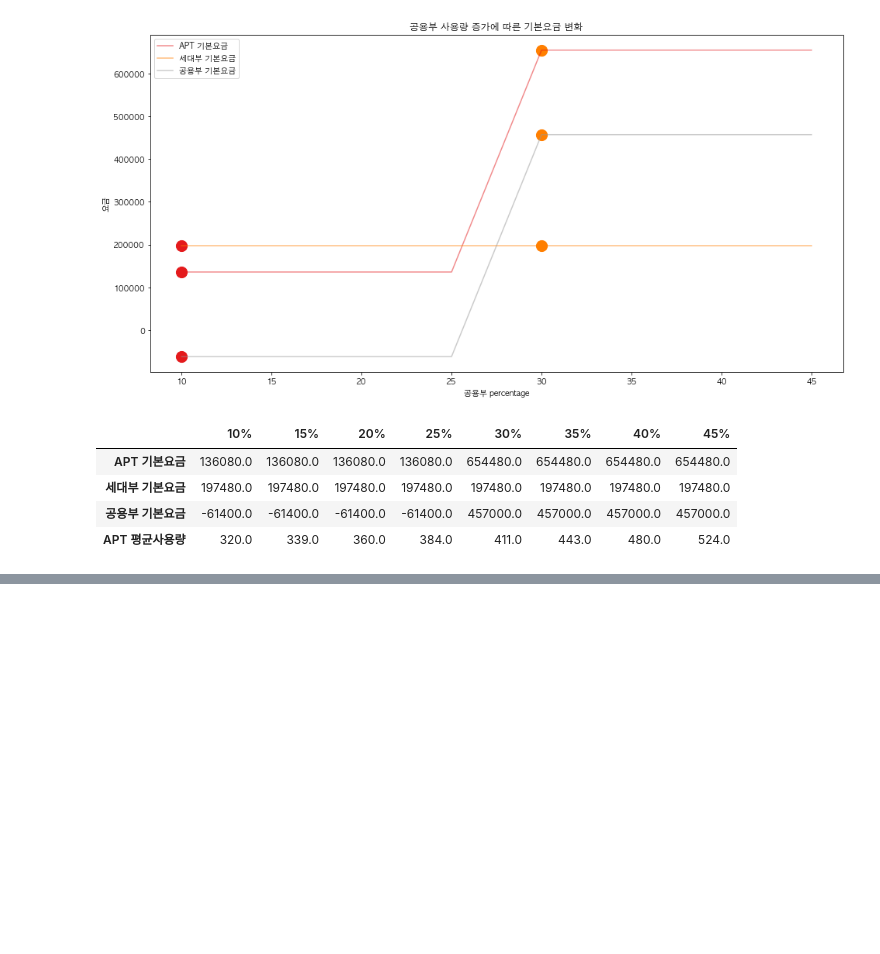
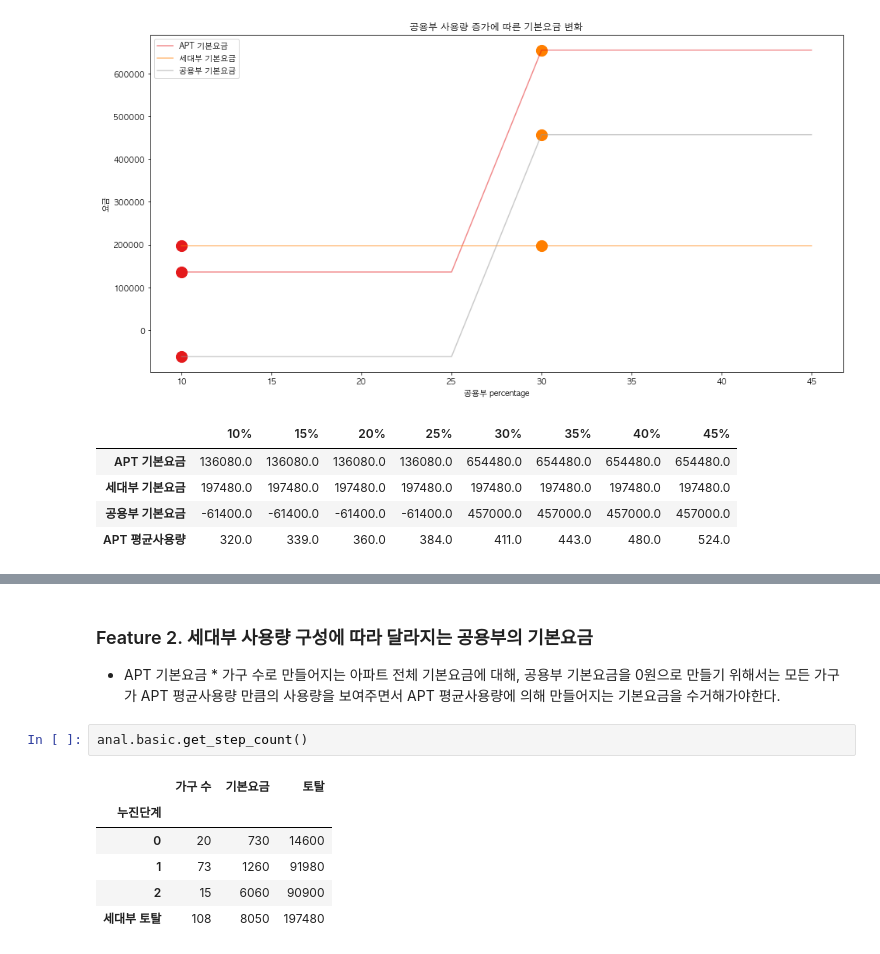
Before and after one commit to formegusto/what-is-public-fee, a Jupyter notebook: pt1.공용부의 전기요금 구성요소 Modularization.ipynb, the cells around one changed output, grey strips where cells are left out. Drawn from its saved outputs; the diff is of its cells as text; blank space fills up the shorter version.

```diff
--- a/pt1.공용부의 전기요금 구성요소 Modularization.ipynb
+++ b/pt1.공용부의 전기요금 구성요소 Modularization.ipynb
@@ -79,0 +75,12 @@ result = anal.basic.get_step_count()
+# %% [markdown]
+### Feature 2. 세대부 사용량 구성에 따라 달라지는 공용부의 기본요금
+- APT 기본요금 * 가구 수로 만들어지는 아파트 전체 기본요금에 대해, 공용부 기본요금을 0원으로 만들기 위해서는 모든 가구가 APT 평균사용량 만큼의 사용량을 보여주면서 APT 평균사용량에 의해 만들어지는 기본요금을 수거해가야한다.
+# %%
+anal.basic.get_step_count()
+# %% [output]
+|  | 가구 수 | 기본요금 | 토탈 |
+| 누진단계 |  |  |  |
+| 0 | 20 | 730 | 14600 |
+| 1 | 73 | 1260 | 91980 |
+| 2 | 15 | 6060 | 90900 |
+| 세대부 토탈 | 108 | 8050 | 197480 |
```
Also changed, not shown: parts of 10 cells of this notebook, 4 other files.
